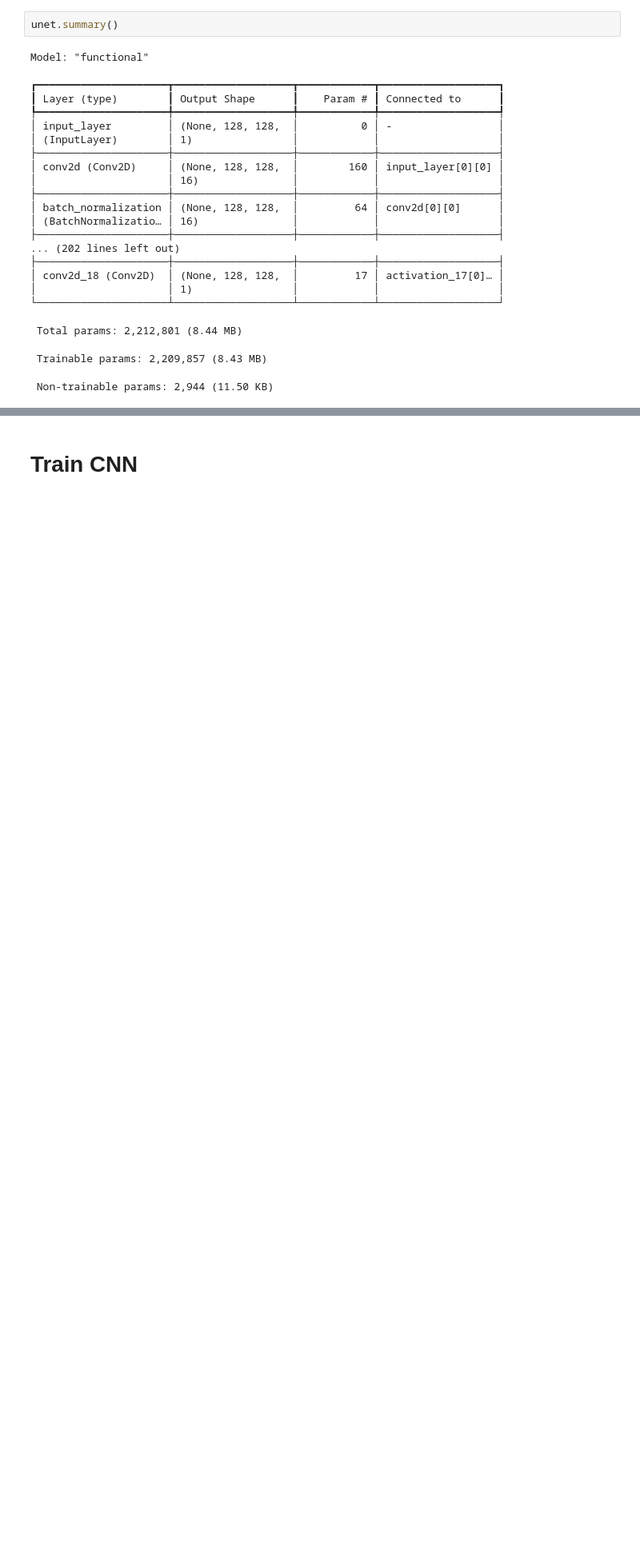
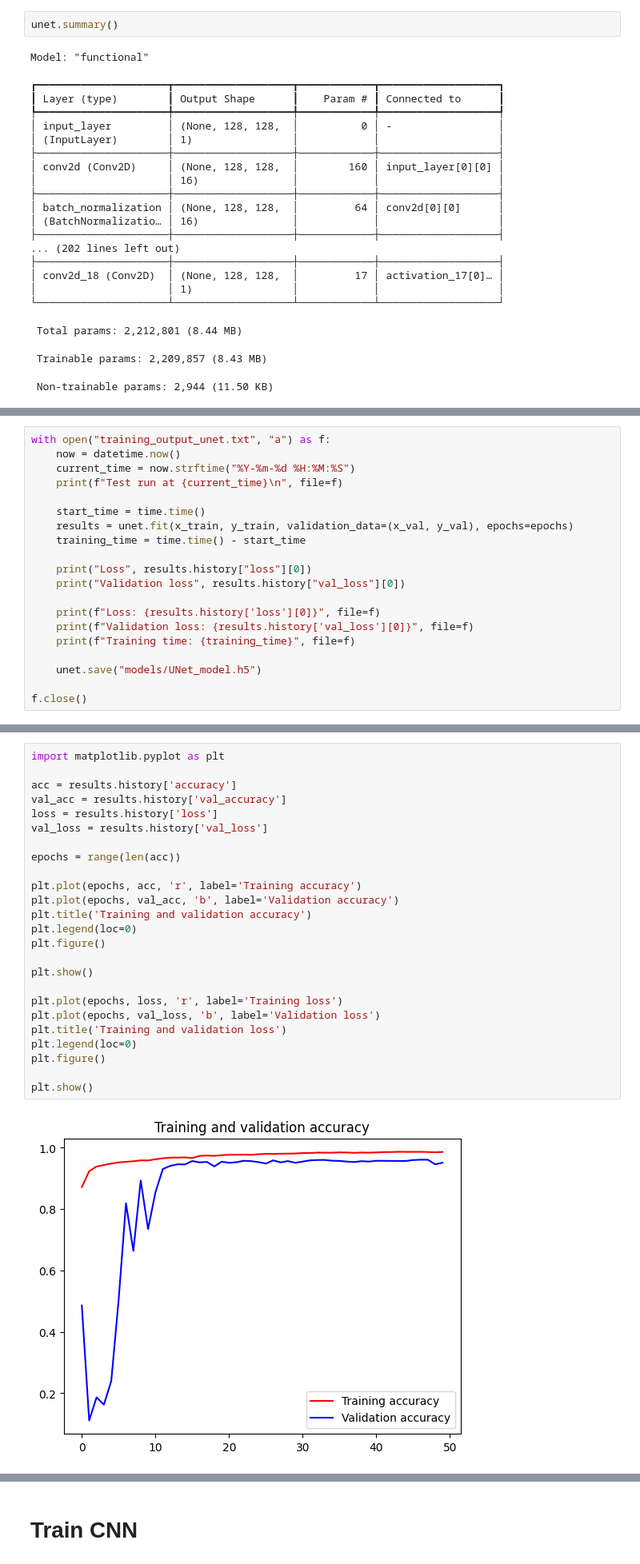
Before and after one commit to azhar416/kk-reimplement, a Jupyter notebook: Modeling.ipynb, the cells around one changed output, grey strips where cells are left out. Shown at 80% size. Saved outputs shown, nothing was run; the diff lists cells and outputs as text; blank space fills up the shorter version.

```diff
--- a/Modeling.ipynb
+++ b/Modeling.ipynb
@@ -77,0 +114,20 @@ unet.compile(optimizer=Adam(learning_rate=0.001), loss="binary_crossentropy", me
+# %%
+with open("training_output_unet.txt", "a") as f:
+    now = datetime.now()
+    current_time = now.strftime("%Y-%m-%d %H:%M:%S")
+    print(f"Test run at {current_time}\n", file=f)
+
+    start_time = time.time()
+    results = unet.fit(x_train, y_train, validation_data=(x_val, y_val), epochs=epochs)
+    training_time = time.time() - start_time
+
+    print("Loss", results.history["loss"][0])
+    print("Validation loss", results.history["val_loss"][0])
+
+    print(f"Loss: {results.history['loss'][0]}", file=f)
+    print(f"Validation loss: {results.history['val_loss'][0]}", file=f)
+    print(f"Training time: {training_time}", file=f)
+
+    unet.save("models/UNet_model.h5")
+
+f.close()
@@ -77,0 +162,27 @@ unet.compile(optimizer=Adam(learning_rate=0.001), loss="binary_crossentropy", me
+# %%
+import matplotlib.pyplot as plt
+
+acc = results.history['accuracy']
+val_acc = results.history['val_accuracy']
+loss = results.history['loss']
+val_loss = results.history['val_loss']
+
+epochs = range(len(acc))
+
+plt.plot(epochs, acc, 'r', label='Training accuracy')
+plt.plot(epochs, val_acc, 'b', label='Validation accuracy')
+plt.title('Training and validation accuracy')
+plt.legend(loc=0)
+plt.figure()
+
+plt.show()
+
+plt.plot(epochs, loss, 'r', label='Training loss')
+plt.plot(epochs, val_loss, 'b', label='Validation loss')
+plt.title('Training and validation loss')
+plt.legend(loc=0)
+plt.figure()
+
+plt.show()
+# %% [output]
+[figure, added]
```
Also changed, not shown: parts of 18 cells of this notebook, 4 other files.
